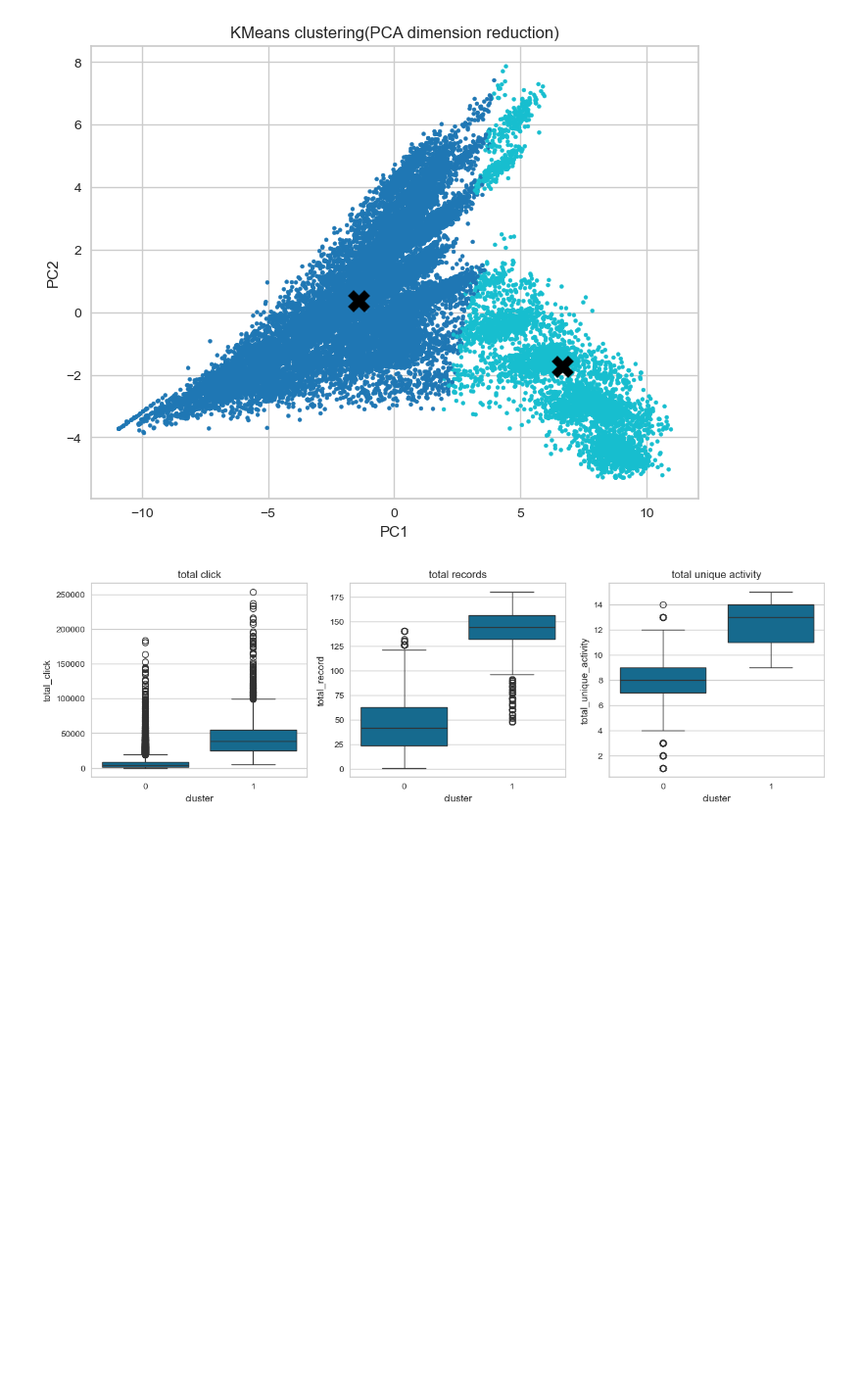
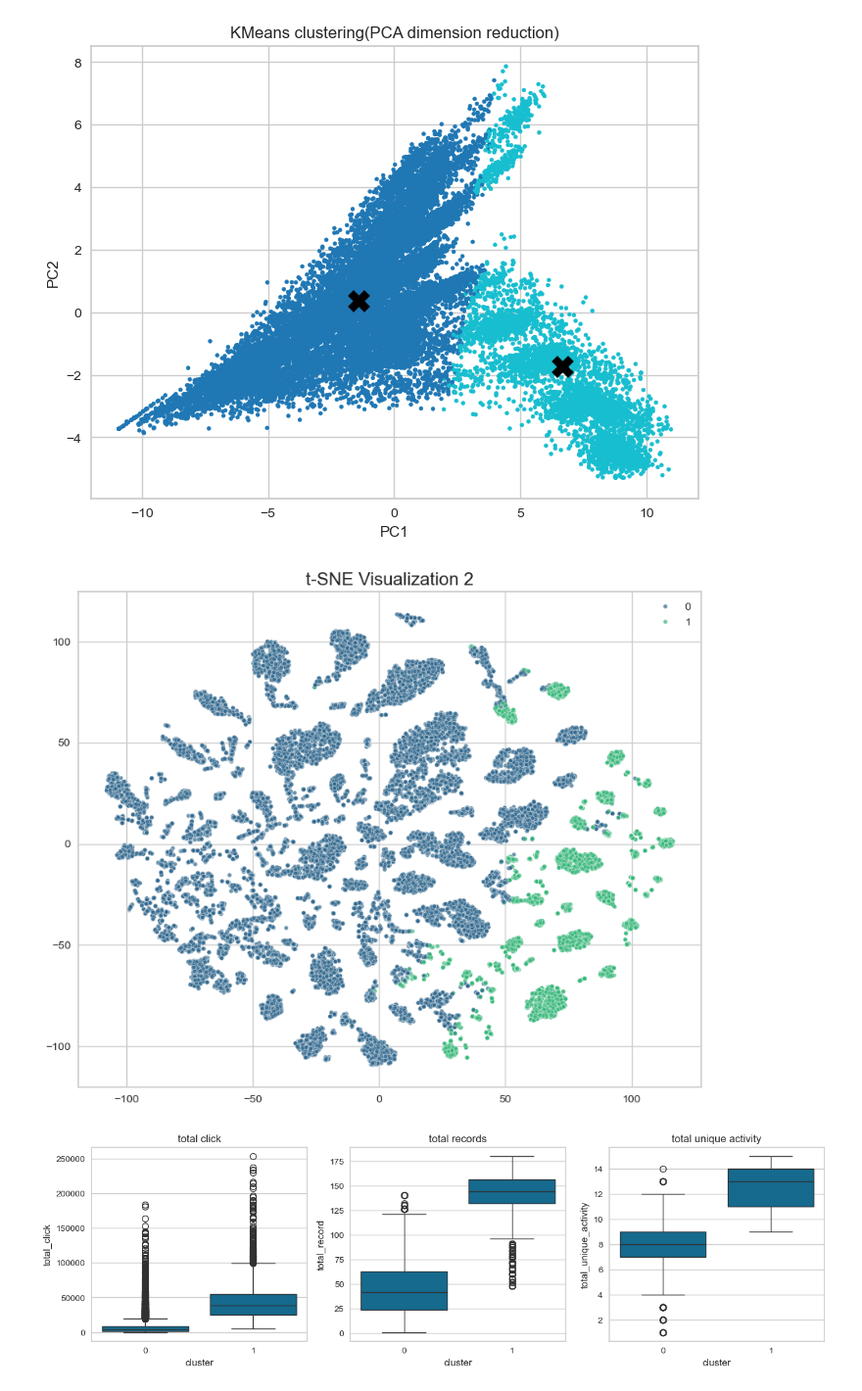
Before and after one commit to Jiajieja/WM9QG-Fundamentals-of-Artificial-Intelligence-and-Data-Mining-Group-Assessment, a Jupyter notebook: K-means Clustering.ipynb, the cells around one changed output. Shown at 98% size. Saved outputs shown, nothing was run; the diff lists cells and outputs as text; code cells hidden in the pictures; blank space fills up the shorter version.

Commit message:
feat: latest version of k-means clustering

```diff
--- a/K-means Clustering.ipynb
+++ b/K-means Clustering.ipynb
@@ -245,19 +269,21 @@ plt.show()
 [figure]
 # %%
 
-# tsne = TSNE(n_components=2, perplexity=30, n_iter=1000, random_state=42, init='pca', learning_rate='auto')
-# X_tsne = tsne.fit_transform(X_using)
-# plt.figure(figsize=(10, 8))
-# sns.scatterplot(
-#     x=X_tsne[:, 0],
-#     y=X_tsne[:, 1],
-#     hue=cluster,
-#     palette='viridis',
-#     s=15,
-#     alpha=0.7
-# )
-# plt.title(f't-SNE Visualization {k_val}', fontsize=16)
-# plt.show()
+tsne = TSNE(n_components=2, perplexity=30, n_iter=1000, random_state=42, init='pca', learning_rate='auto')
+X_tsne = tsne.fit_transform(X_using)
+plt.figure(figsize=(10, 8))
+sns.scatterplot(
+    x=X_tsne[:, 0],
+    y=X_tsne[:, 1],
+    hue=cluster,
+    palette='viridis',
+    s=15,
+    alpha=0.7
+)
+plt.title(f't-SNE Visualization {k_val}', fontsize=16)
+plt.show()
+# %% [output]
+[figure, added]
 # %%
 if  X_using is scaler_X_WithoutTotal:
     fig, axes = plt.subplots(1,4,figsize=(15,4))
```
Also changed, not shown: parts of 26 cells of this notebook.
